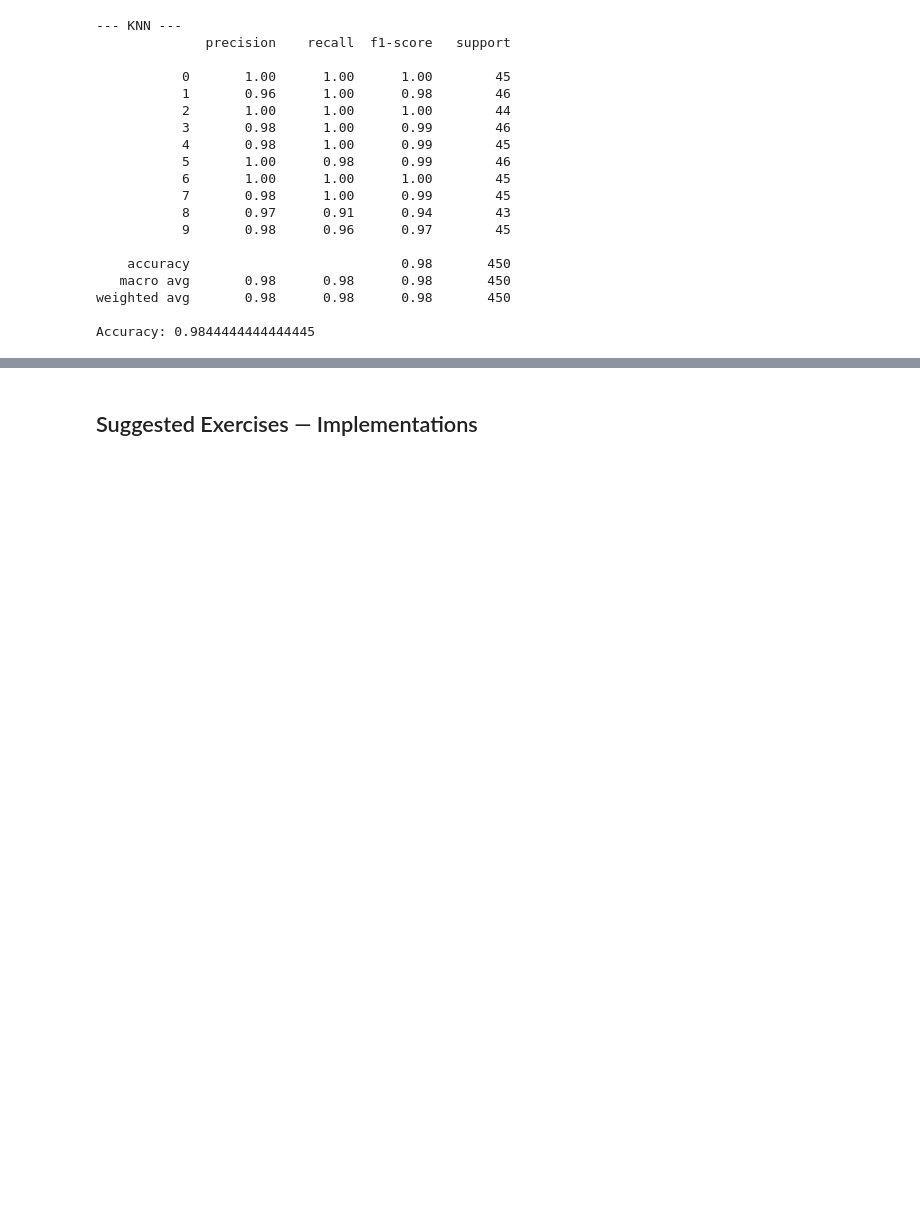
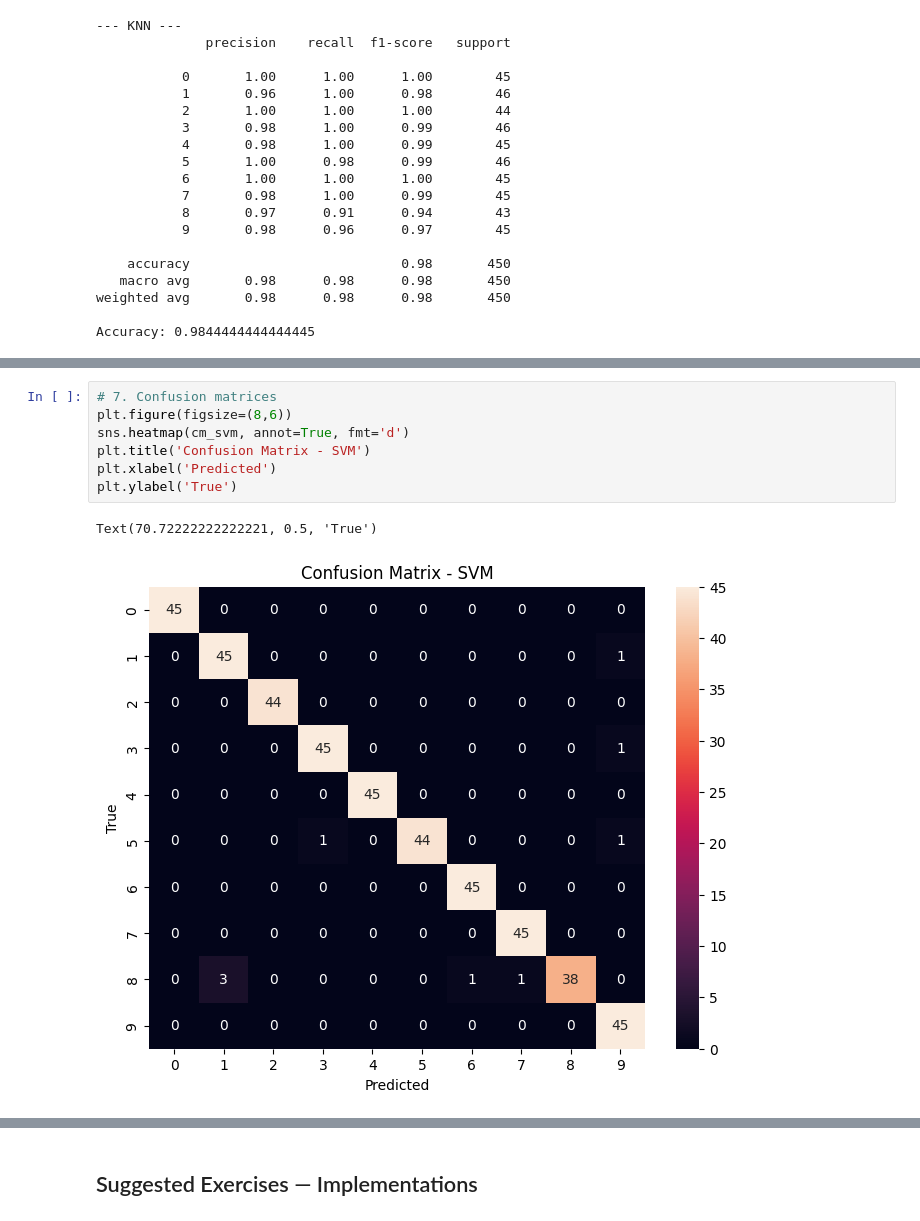
Before and after one commit to TigistW/Computer-Vision-MSc-Tasks, a Jupyter notebook: notebooks/lab-8-part-two.ipynb, the cells around one changed output, grey strips where cells are left out. Saved outputs shown, nothing was run; the diff lists cells and outputs as text; blank space fills up the shorter version.

```diff
--- a/notebooks/lab-8-part-two.ipynb
+++ b/notebooks/lab-8-part-two.ipynb
@@ -156 +161,11 @@ Models saved: knn_digits.joblib, svm_digits.joblib, dtree_digits.joblib, scaler.
 [figure]
+# %%
+# 7. Confusion matrices
+plt.figure(figsize=(8,6))
+sns.heatmap(cm_svm, annot=True, fmt='d')
+plt.title('Confusion Matrix - SVM')
+plt.xlabel('Predicted')
+plt.ylabel('True')
+# %% [output]
+Text(70.72222222222221, 0.5, 'True')
+[figure, added]
```
Also changed, not shown: parts of 11 cells of this notebook.
